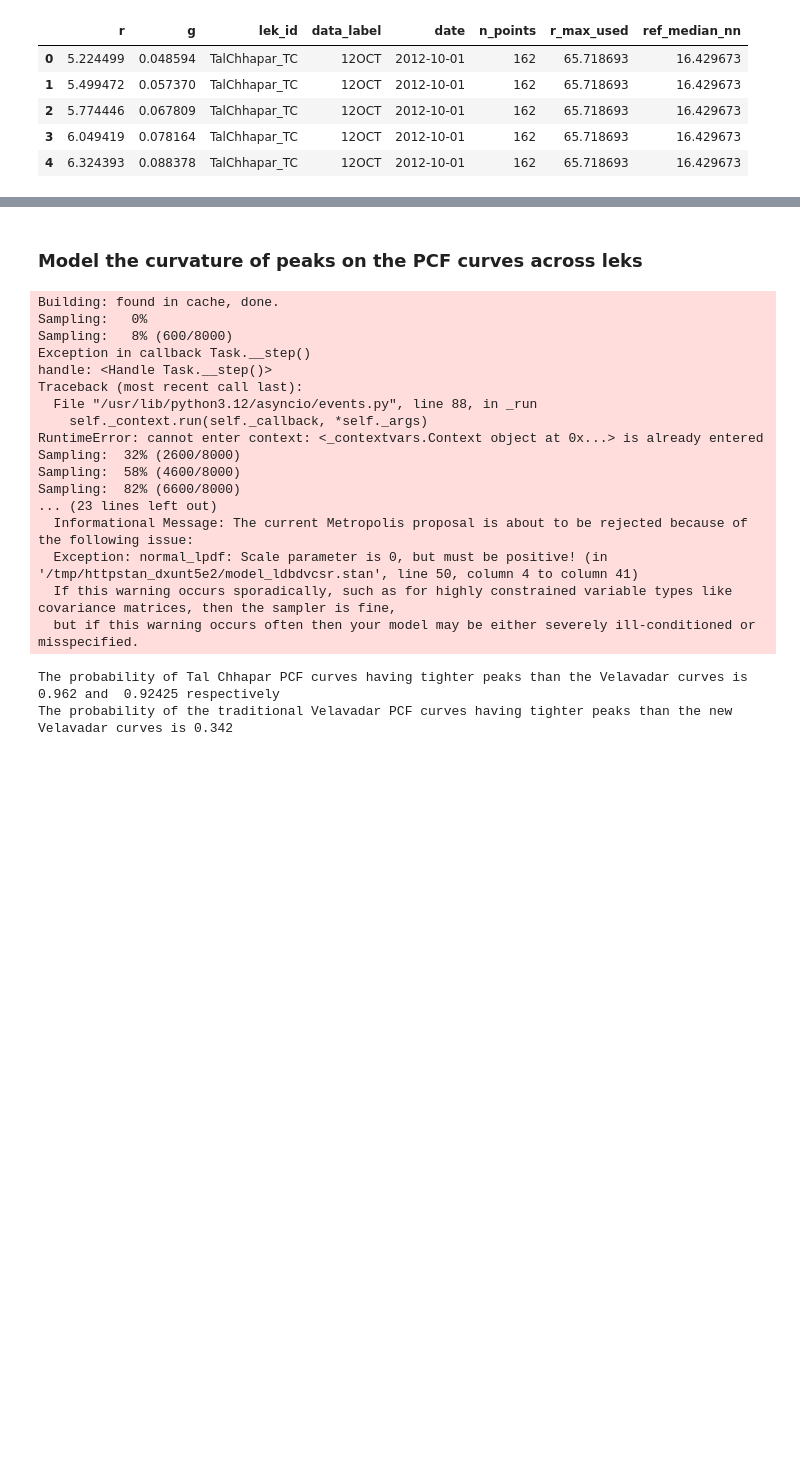
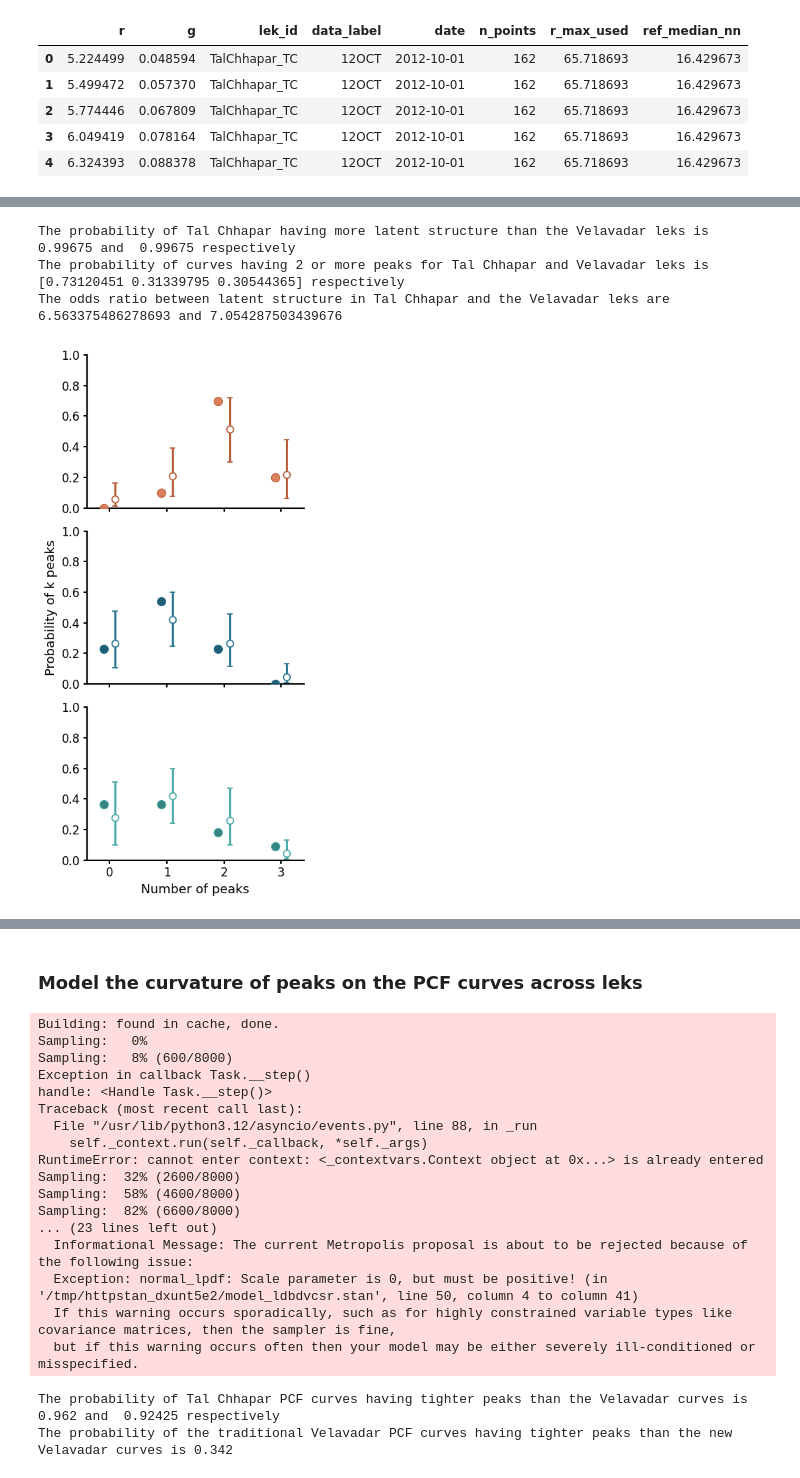
Before and after one commit to ruthviksp/territory_geometry, a Jupyter notebook: model_pcf.ipynb, the cells around one changed output, grey strips where cells are left out. Drawn from its saved outputs; the diff is of its cells as text; code cells hidden in the pictures; blank space fills up the shorter version.

Commit message:
fixing causality in pcf models

```diff
--- a/model_pcf.ipynb
+++ b/model_pcf.ipynb
@@ -73,0 +250,22 @@ n_peaks_df['t_centred'] = n_peaks_df['t_years'] - n_peaks_df['t_years'].mean()
+# %%
+## Probability of the Tal Chhapar lek having more structure
+pr_v1 = (delta1 > 0).mean()
+pr_v2 = (delta2 > 0).mean()
+
+## Median + CI of difference in structure between the two locations
+med_diff1 = np.median(delta1)
+ci_diff1 = np.quantile(delta1, [0.025, 0.975])
+med_diff2 = np.median(delta2)
+ci_diff2 = np.quantile(delta2, [0.025, 0.975])
+
+## Odds ratio of the median difference in structure
+or_med1 = np.exp(med_diff1)
+or_med2 = np.exp(med_diff2)
+
+print(f'The probability of Tal Chhapar having more latent structure than the Velavadar leks is {pr_v1} and  {pr_v2} respectively')
+print(f'The probability of curves having 2 or more peaks for Tal Chhapar and Velavadar leks is {fit['p_site'].mean(2)[:,2:].sum(1)} respectively')
+print(f'The odds ratio between latent structure in Tal Chhapar and the Velavadar leks are {or_med1} and {or_med2}')
+# %% [output]
+The probability of Tal Chhapar having more latent structure than the Velavadar leks is 0.99675 and  0.99675 respectively
+The probability of curves having 2 or more peaks for Tal Chhapar and Velavadar leks is [0.73120451 0.31339795 0.30544365] respectively
+The odds ratio between latent structure in Tal Chhapar and the Velavadar leks are 6.563375486278693 and 7.054287503439676
@@ -73,0 +279,57 @@ n_peaks_df['t_centred'] = n_peaks_df['t_years'] - n_peaks_df['t_years'].mean()
+# %%
+n_sites_post, k_post, n_draws = fit['p_site'].shape
+assert k_post == len(n_peaks_df['n_peaks'].unique()), f'p_site has {k_post} categories, expected {max_peaks}'
+
+## Summarize posterior p_site per site × category
+post_rows = []
+for s in range(1, n_sites_post+1):
+    for k in range(1, k_post+1):
+        draws = fit['p_site'][s-1, k-1, :]
+        post_rows.append({
+            'site_id': s, 'lek_id': site_to_lek.get(s), 'n_peaks': k-1,
+            'mean': float(np.mean(draws)), 'lower': float(np.quantile(draws, 0.025)), 'upper': float(np.quantile(draws, 0.975))})
+
+post = pd.DataFrame(post_rows)
+# %%
+## Plot empirical category probabilities against posterior (mean ± 95% CI)
+fig, axes = plt.subplots(3, 1, figsize=(4, 9), sharex=True)
+
+x_offset = 0.1  # small dodge so empirical and posterior don't overlap
+
+for ax, lek in zip(axes, lek_labels_ordered):
+    empirical_data = peak_proportions[peak_proportions['lek_id'] == lek].sort_values('n_peaks')
+    model_posteriors = post[post['lek_id'] == lek].sort_values('n_peaks')
+
+    col_fill = fill_cols[str(lek)]
+    col_point = point_cols[str(lek)]
+
+    # Empirical proportions (filled markers)
+    ax.scatter(empirical_data['n_peaks'] - x_offset, empirical_data['prop'], s=75,
+               facecolor=col_point, edgecolor=col_fill,
+               linewidth=0.8, alpha=0.95, zorder=4,
+               label="Empirical" if ax is axes[0] else None)
+
+    # Posterior mean + 95% CI (hollow markers + error bars)
+    ax.errorbar(model_posteriors['n_peaks'] + x_offset, model_posteriors['mean'],
+                yerr=[model_posteriors['mean'] - model_posteriors['lower'], model_posteriors['upper'] - model_posteriors['mean']],
+                fmt='o', markersize=7, mfc='white', mec=col_fill, mew=1.2,
+                color=col_fill, ecolor=col_fill, elinewidth=2, capsize=3, zorder=3,
+                label="Posterior (mean ± 95% CI)" if ax is axes[0] else None)
+
+    ax.set_xticks(peak_categories)
+    ax.set_xlim(-0.4, peak_categories.max() + 0.4)
+    ax.set_ylim(0, 1)
+
+    ax.spines['top'].set_visible(False)
+    ax.spines['right'].set_visible(False)
+    ax.spines['left'].set_linewidth(1.5)
+    ax.spines['bottom'].set_linewidth(1.5)
+    ax.tick_params(axis='both', which='major', labelsize=12, width=1.5)
+
+axes[2].set_xlabel('Number of peaks', fontsize=13)
+axes[1].set_ylabel('Probability of k peaks', fontsize=13)
+
+plt.tight_layout(rect=[0, 0, 1, 0.90])
+plt.savefig(out_dir/'mod_npeaks_structure.png', dpi=300, bbox_inches='tight')
+# %% [output]
+[figure, added]
```
Also changed, not shown: parts of 17 cells of this notebook, 2 other files.
